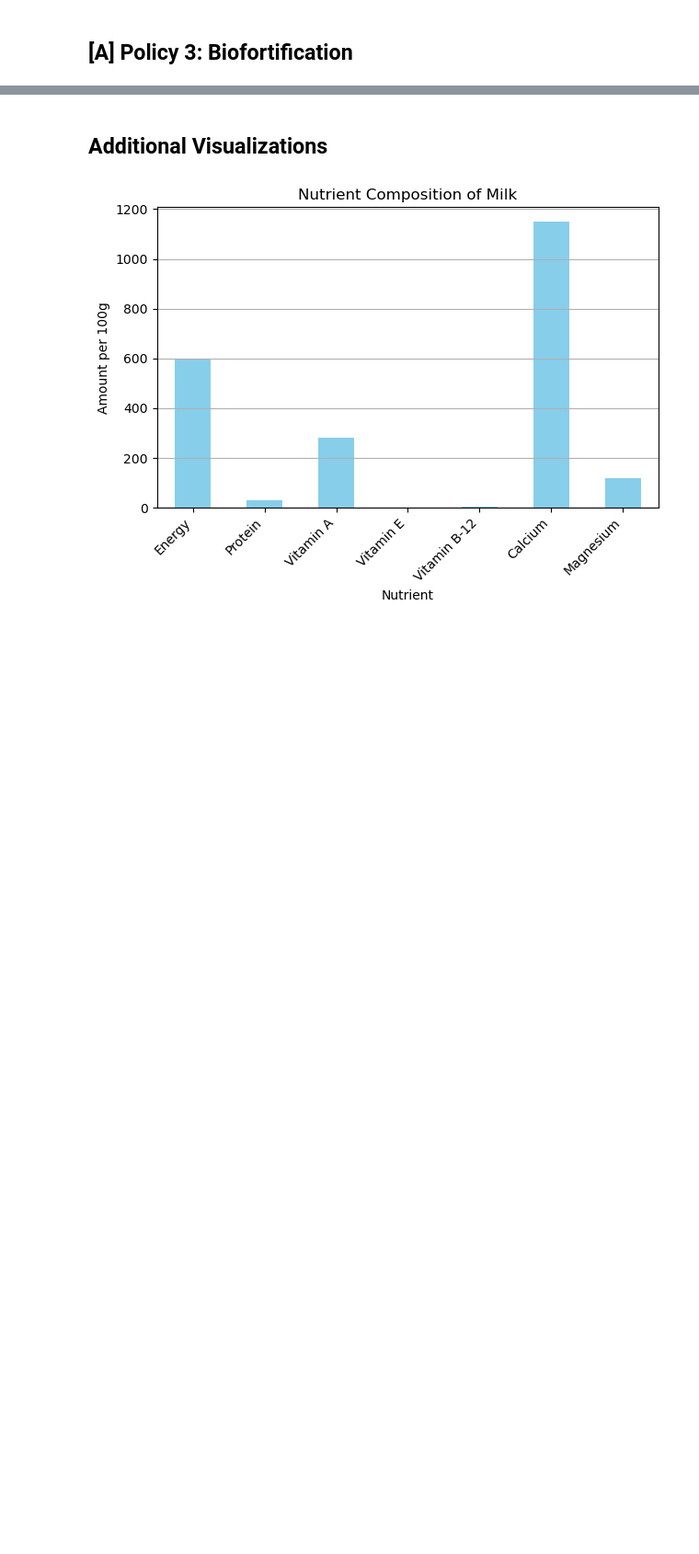
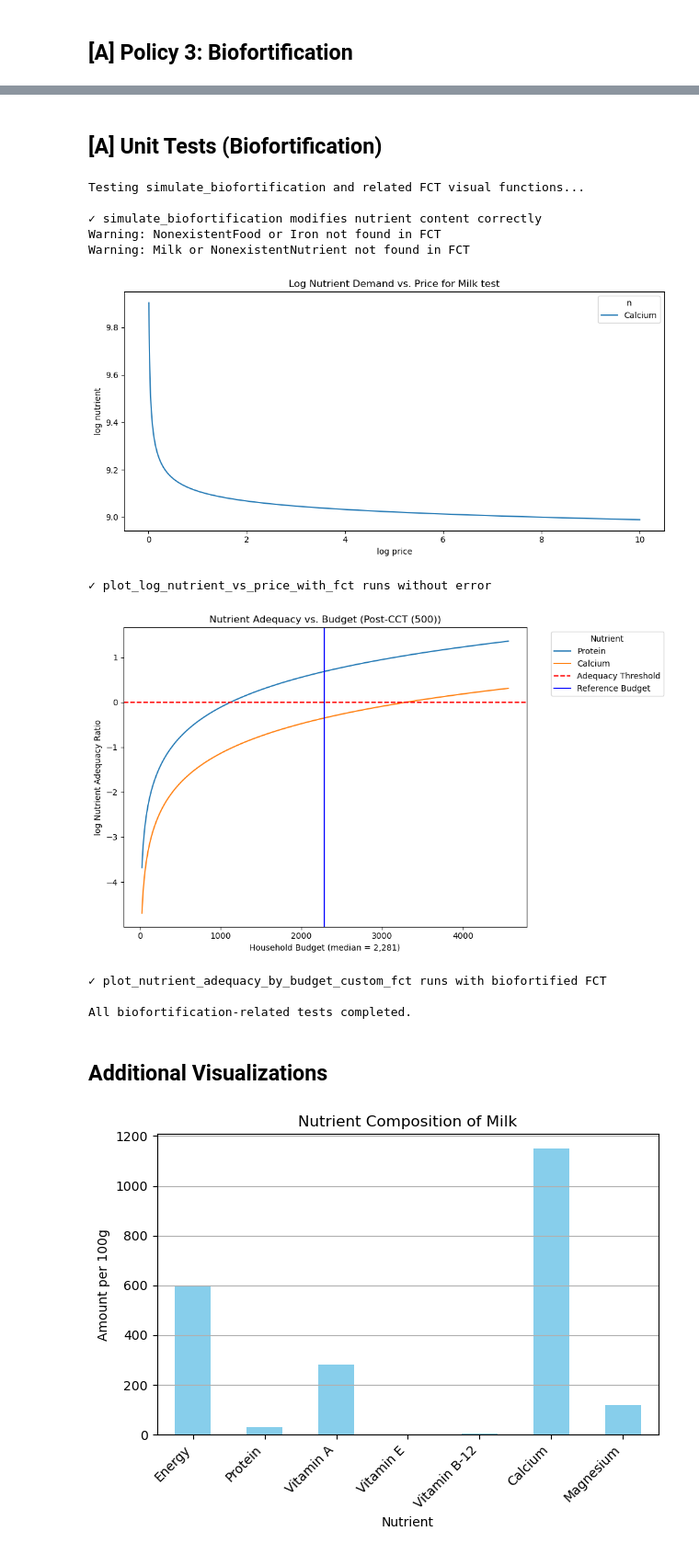
Before and after one commit to colby-alonzo/EEP153_Proj4, a Jupyter notebook: OFFICIAL_TEAM_CODE.ipynb, the cells around one changed output, grey strips where cells are left out. Shown at 92% size. Cells and saved outputs as stored; diff of their text form; code cells hidden in the pictures; blank space fills up the shorter version.

```diff
--- a/OFFICIAL_TEAM_CODE.ipynb
+++ b/OFFICIAL_TEAM_CODE.ipynb
@@ -1186,3 +1280,51 @@ plot_nutrient_adequacy_by_budget_custom_fct(
+# %% [markdown]
+## **[A] Unit Tests (Biofortification)**
+# %%
+print("Testing simulate_biofortification and related FCT visual functions...\n")
+
+# 1. Test simulate_biofortification modifies expected cells
+bio_fct = simulate_biofortification(fct, 'Milk', {'Calcium': 1.5, 'Vitamin A': 2.0})
+assert 'Milk' in bio_fct.index, "Milk not found in FCT"
+assert 'Calcium' in bio_fct.columns, "Calcium not found in FCT"
+assert bio_fct.loc['Milk', 'Calcium'] > fct.loc['Milk', 'Calcium'], "Calcium increase not applied"
+assert bio_fct.loc['Milk', 'Vitamin A'] > fct.loc['Milk', 'Vitamin A'], "Vitamin A increase not applied"
+print("✓ simulate_biofortification modifies nutrient content correctly")
+
+# 2. Test fallback warning logic (invalid food/nutrient)
+simulate_biofortification(fct, 'NonexistentFood', {'Iron': 2.0})
+simulate_biofortification(fct, 'Milk', {'NonexistentNutrient': 1.5})
+
+# 3. Test nutrient_demand_custom using modified FCT
+try:
+    dummy_output = plot_log_nutrient_vs_price_with_fct('Milk', bio_fct, nutrients=['Calcium'], label='test')
+    print("✓ plot_log_nutrient_vs_price_with_fct runs without error")
+except Exception as e:
+    print("✗ Error in plot_log_nutrient_vs_price_with_fct:", e)
+
+# 4. Test plot_nutrient_adequacy_by_budget_custom_fct with biofortified FCT
+try:
+    plot_nutrient_adequacy_by_budget_custom_fct(
+        fct_input=bio_fct,
+        UseNutrients=['Protein', 'Calcium'],
+        cct_amount=500
+    )
+    print("✓ plot_nutrient_adequacy_by_budget_custom_fct runs with biofortified FCT")
+except Exception as e:
+    print("✗ Error in plot_nutrient_adequacy_by_budget_custom_fct:", e)
+
+print("\nAll biofortification-related tests completed.")
+# %% [output]
+Testing simulate_biofortification and related FCT visual functions...
+
+✓ simulate_biofortification modifies nutrient content correctly
+Warning: NonexistentFood or Iron not found in FCT
+Warning: Milk or NonexistentNutrient not found in FCT
+[figure, added]
+✓ plot_log_nutrient_vs_price_with_fct runs without error
+[figure, added]
+✓ plot_nutrient_adequacy_by_budget_custom_fct runs with biofortified FCT
+
+All biofortification-related tests completed.
 # %% [markdown]
 ## **Additional Visualizations**
 # %%
```
Also changed, not shown: parts of 18 cells of this notebook, 1 other file.
